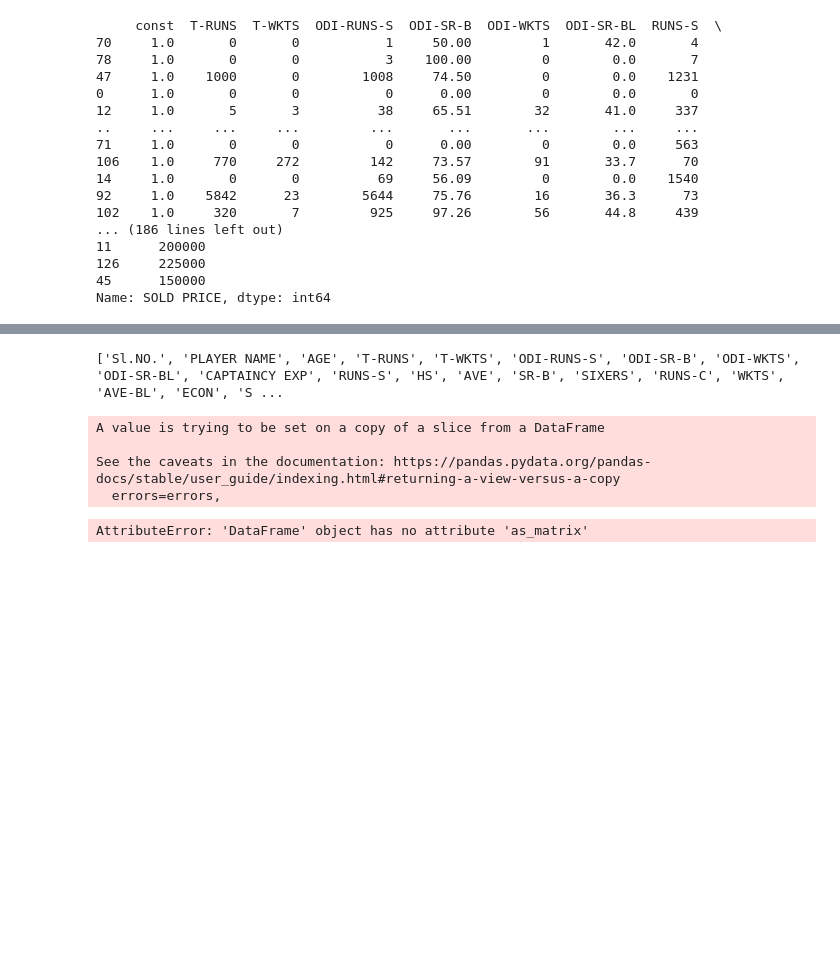
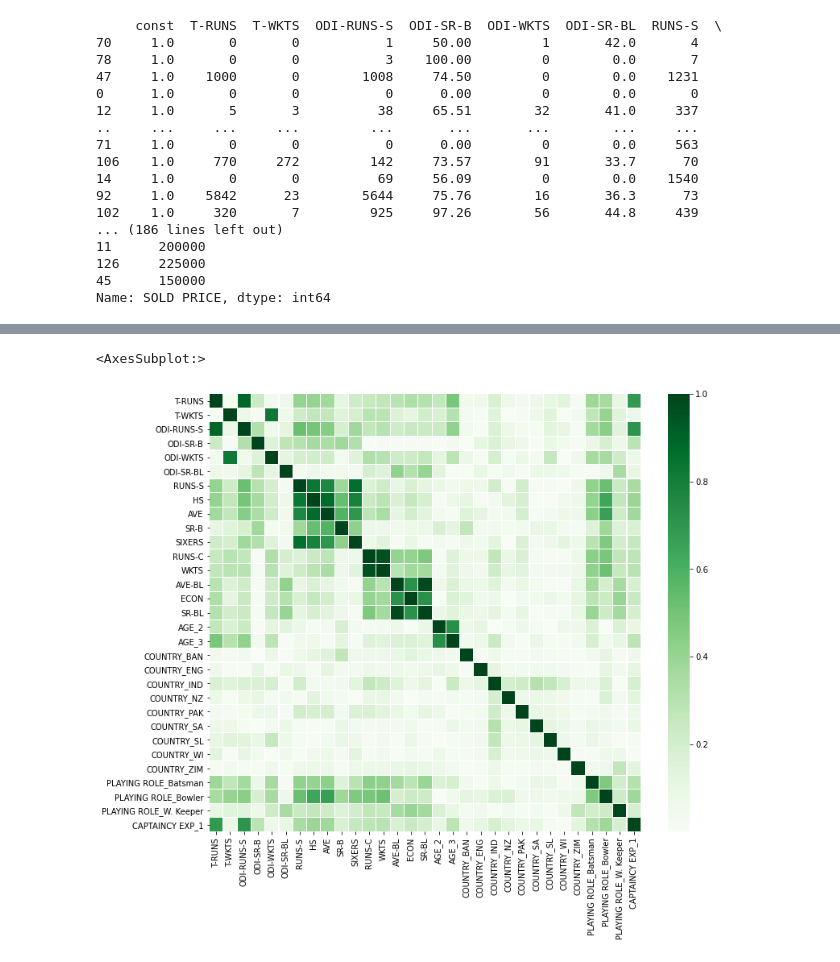
Before and after one commit to jagdishwar/AuctionPrice-Prediction, a Jupyter notebook: src/handling multi-collinearity.ipynb, the cells around one changed output, grey strips where cells are left out. Cells and saved outputs as stored; diff of their text form; code cells hidden in the pictures; blank space fills up the shorter version.

```diff
--- a/src/handling multi-collinearity.ipynb
+++ b/src/handling multi-collinearity.ipynb
@@ -108,12 +108,3 @@ ipl_model_1.summary2()
 | Prob(Omnibus): | 0.640 | Jarque-Bera (JB): | 0.638 |
 | Skew: | 0.190 | Prob(JB): | 0.727 |
 | Kurtosis: | 3.059 | Condition No.: | 84116 |
-# %%
-"""handling multi-collinearity"""
-# %% [output]
-['Sl.NO.', 'PLAYER NAME', 'AGE', 'T-RUNS', 'T-WKTS', 'ODI-RUNS-S', 'ODI-SR-B', 'ODI-WKTS', 'ODI-SR-BL', 'CAPTAINCY EXP', 'RUNS-S', 'HS', 'AVE', 'SR-B', 'SIXERS', 'RUNS-C', 'WKTS', 'AVE-BL', 'ECON', 'S ...
-A value is trying to be set on a copy of a slice from a DataFrame
-
-See the caveats in the documentation: https://pandas.pydata.org/pandas-docs/stable/user_guide/indexing.html#returning-a-view-versus-a-copy
-  errors=errors,
-AttributeError: 'DataFrame' object has no attribute 'as_matrix'
@@ -119,0 +121,9 @@ AttributeError: 'DataFrame' object has no attribute 'as_matrix'
+# %%
+"""Generating Heatmap"""
+
+corr_mat=ipl_auction_encoded_df.corr()
+f, ax = plt.subplots(figsize=(12,10))
+sns.heatmap(abs(corr_mat), ax=ax, cmap="Greens", linewidths = 0.1)
+# %% [output]
+<AxesSubplot:>
+[figure, added]
```
Also changed, not shown: parts of 3 cells of this notebook, 1 other file.
